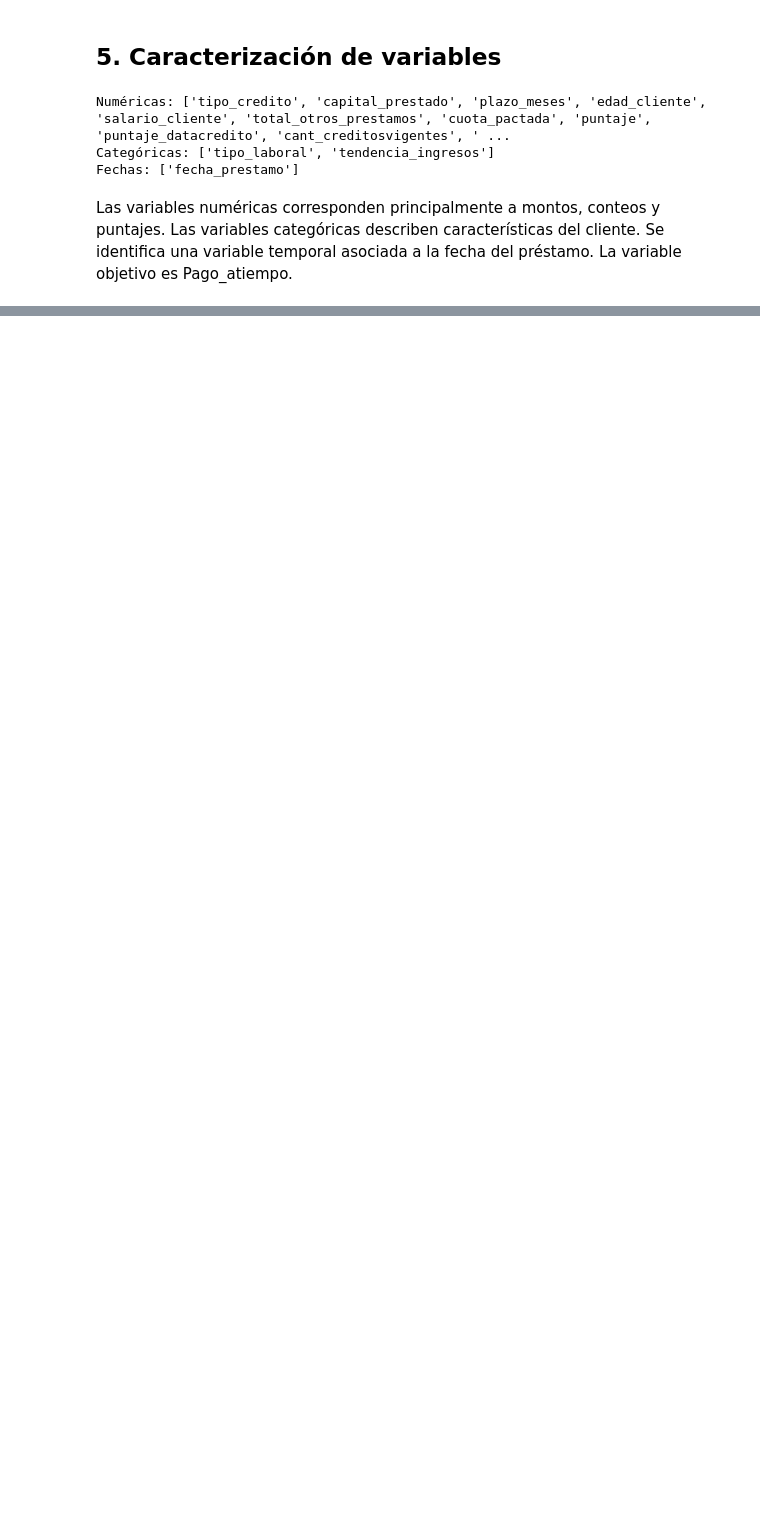
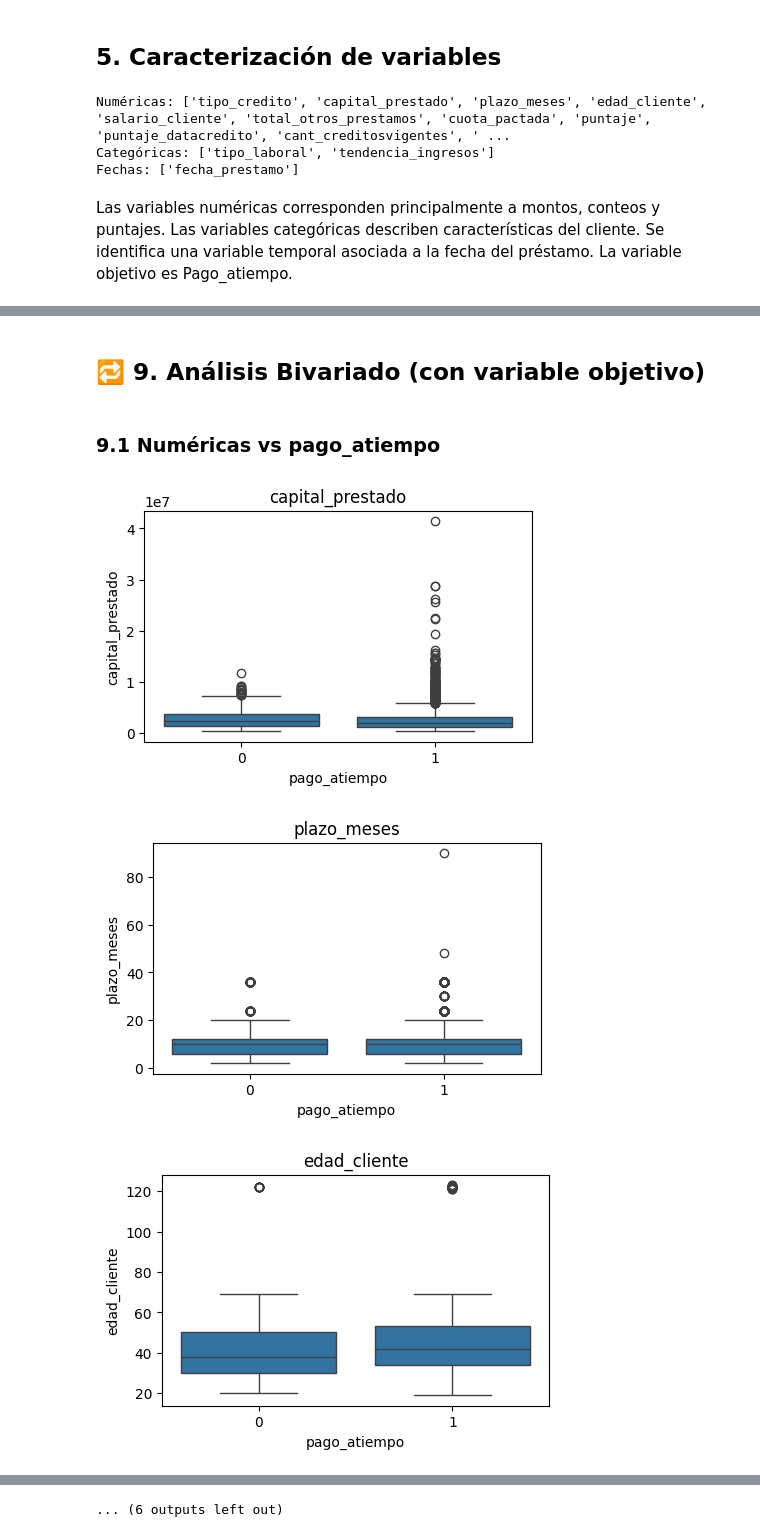
Before and after one commit to federico1809/PI_Modulo5_MLOps, a Jupyter notebook: mlops_pipeline/src/comprension_eda.ipynb, the cells around one changed output, grey strips where cells are left out. Drawn from its saved outputs; the diff is of its cells as text; code cells hidden in the pictures; blank space fills up the shorter version.

```diff
--- a/mlops_pipeline/src/comprension_eda.ipynb
+++ b/mlops_pipeline/src/comprension_eda.ipynb
@@ -365,0 +373,20 @@ Como resultado de este EDA, el dataset se considera adecuado para avanzar a la f
+# %%
+df["tendencia_ingresos"] = (
+    df["tendencia_ingresos"]
+    .str.lower()
+    .str.strip()
+)
+# %% [markdown]
+## 🔁 9. Análisis Bivariado (con variable objetivo)
+# %% [markdown]
+### 9.1 Numéricas vs pago_atiempo
+# %%
+for col in num_cols:
+    plt.figure(figsize=(5,3))
+    sns.boxplot(x="pago_atiempo", y=col, data=df)
+    plt.title(col)
+    plt.show()
+# %% [output]
+[figure, added]
+[figure, added]
+[figure, added]
@@ -365,0 +402 @@ Como resultado de este EDA, el dataset se considera adecuado para avanzar a la f
+... (6 outputs left out)
```
Also changed, not shown: parts of 88 cells of this notebook.
